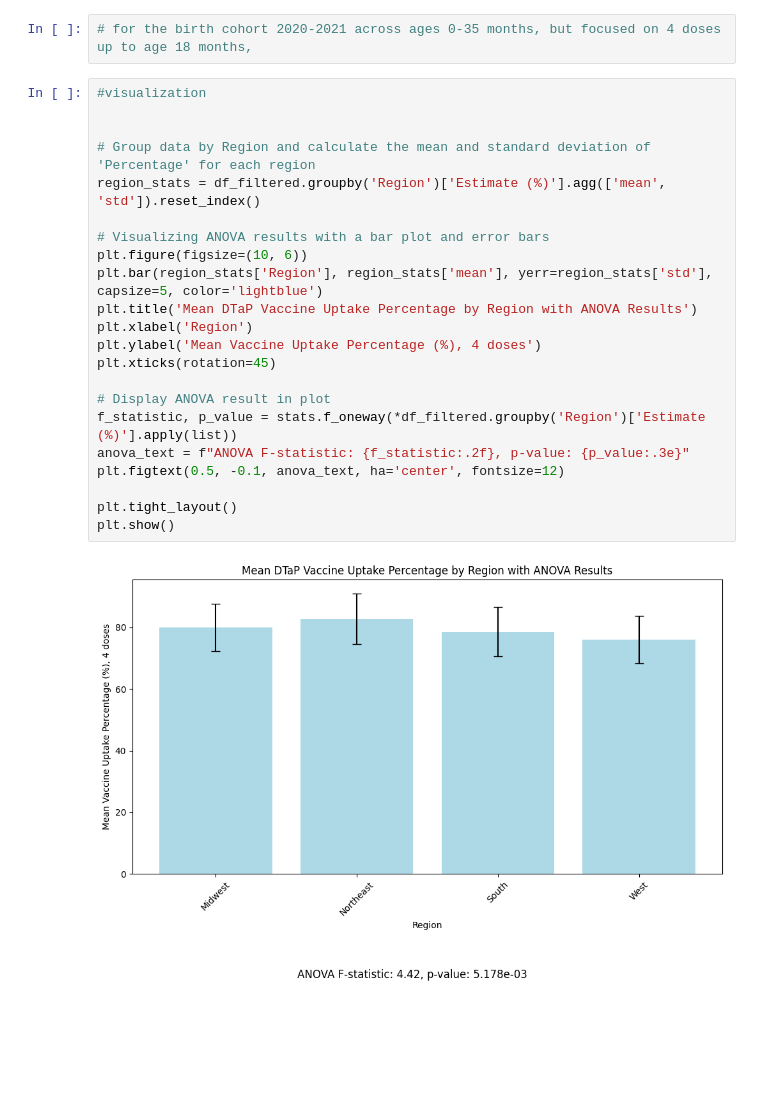
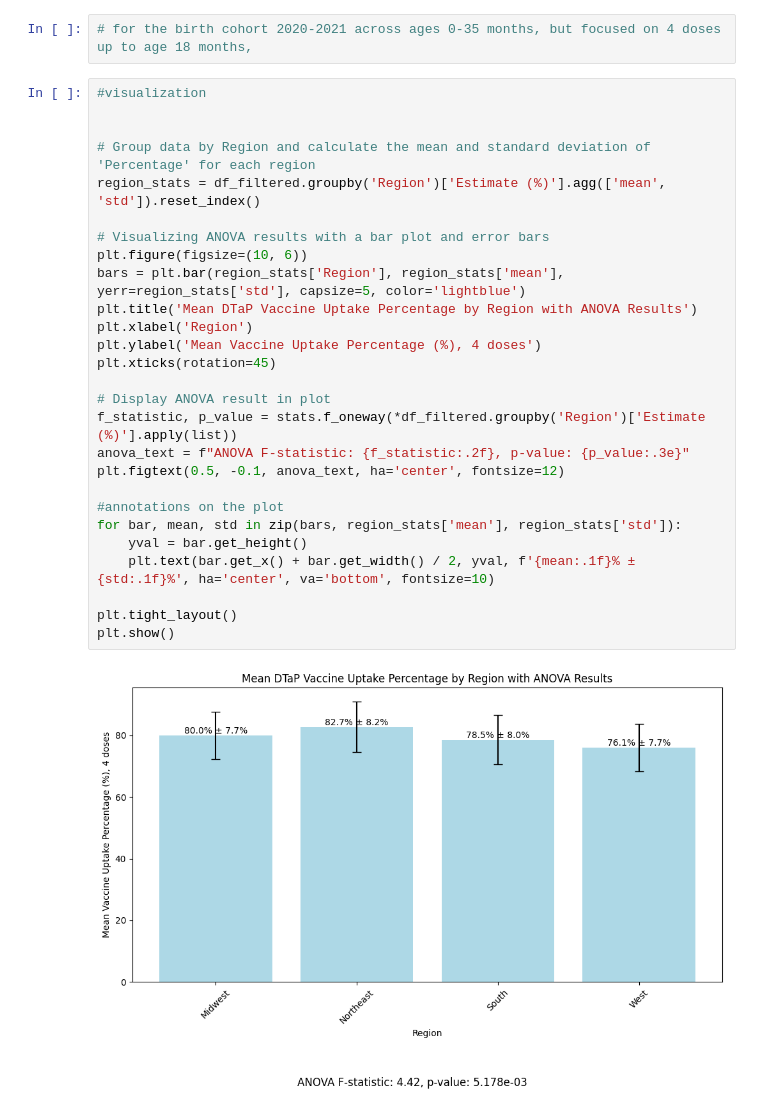
Before and after one commit to Khoi-cpu/RNN_COVID_GROUP, a Jupyter notebook: y.DTaP.organization2.ipynb, the cells around one changed output. Cells and saved outputs as stored; diff of their text form; blank space fills up the shorter version.

```diff
--- a/y.DTaP.organization2.ipynb
+++ b/y.DTaP.organization2.ipynb
@@ -134,24 +134,29 @@ There is a significant difference in the mean percentages across regions.
 # %%
 #visualization
 
 
 # Group data by Region and calculate the mean and standard deviation of 'Percentage' for each region
 region_stats = df_filtered.groupby('Region')['Estimate (%)'].agg(['mean', 'std']).reset_index()
 
 # Visualizing ANOVA results with a bar plot and error bars
 plt.figure(figsize=(10, 6))
-plt.bar(region_stats['Region'], region_stats['mean'], yerr=region_stats['std'], capsize=5, color='lightblue')
+bars = plt.bar(region_stats['Region'], region_stats['mean'], yerr=region_stats['std'], capsize=5, color='lightblue')
 plt.title('Mean DTaP Vaccine Uptake Percentage by Region with ANOVA Results')
 plt.xlabel('Region')
 plt.ylabel('Mean Vaccine Uptake Percentage (%), 4 doses')
 plt.xticks(rotation=45)
 
 # Display ANOVA result in plot
 f_statistic, p_value = stats.f_oneway(*df_filtered.groupby('Region')['Estimate (%)'].apply(list))
 anova_text = f"ANOVA F-statistic: {f_statistic:.2f}, p-value: {p_value:.3e}"
 plt.figtext(0.5, -0.1, anova_text, ha='center', fontsize=12)
 
+#annotations on the plot
+for bar, mean, std in zip(bars, region_stats['mean'], region_stats['std']):
+    yval = bar.get_height()
+    plt.text(bar.get_x() + bar.get_width() / 2, yval, f'{mean:.1f}% ± {std:.1f}%', ha='center', va='bottom', fontsize=10)
+
 plt.tight_layout()
 plt.show()
 # %% [output]
-[figure, old version]
+[figure, new version]
```
